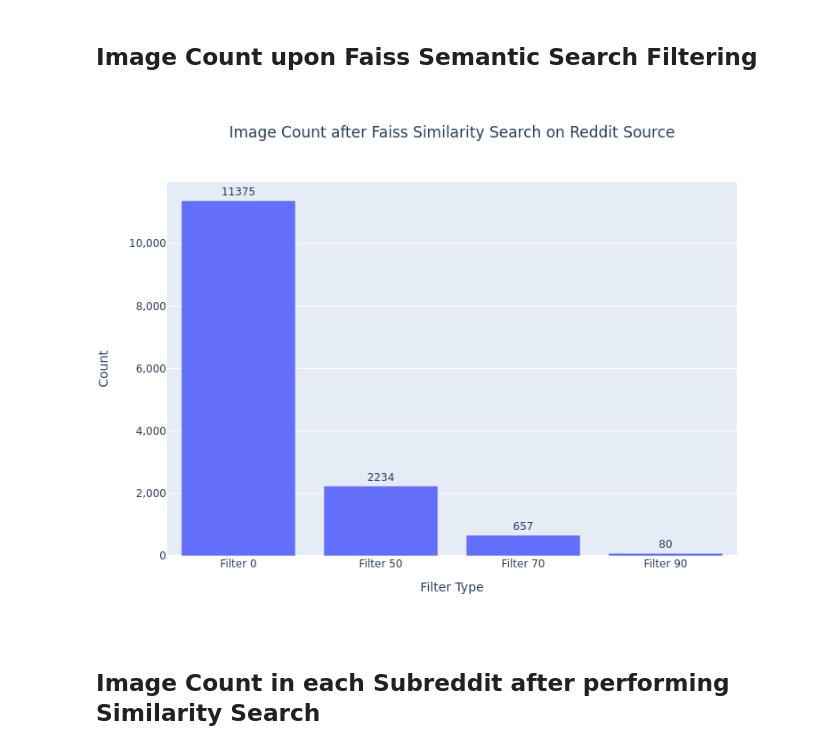
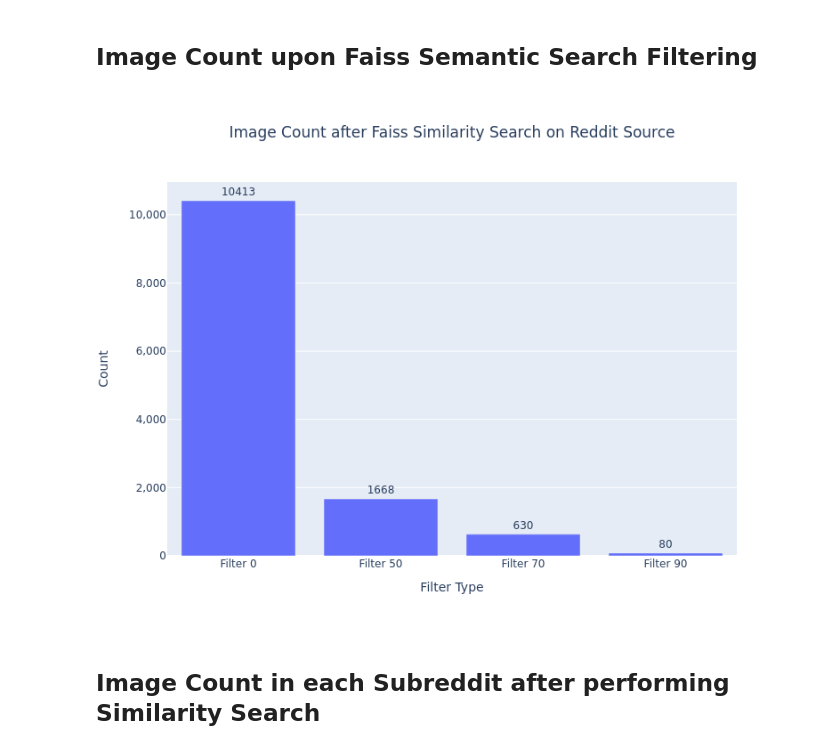
Before and after one commit to usc-isi-i2/social-media-meme-identification, a Jupyter notebook: analysis/data_analysis.ipynb, the cells around one changed output. Cells and saved outputs as stored; diff of their text form; code cells hidden in the pictures.

```diff
--- a/analysis/data_analysis.ipynb
+++ b/analysis/data_analysis.ipynb
@@ -221,14 +221,14 @@ s2s_plotly(subreddit, sl0, sl1, 'Meme Count', 'Not a Meme Count', 'Subreddit', '
 ## Image Count upon Faiss Semantic Search Filtering
 # %%
 x = ["Filter 0", "Filter 50", "Filter 70", "Filter 90"]
-df50 = pd.read_csv('../out/filtered_df_50.csv')
-df70 = pd.read_csv('../out/filtered_df_70.csv')
-df90 = pd.read_csv('../out/filtered_df_90.csv')
-y = [11375, len(df50), len(df70), len(df90)]
+df50 = pd.read_csv('../out/new_filtered_df_50.csv')
+df70 = pd.read_csv('../out/new_filtered_df_70.csv')
+df90 = pd.read_csv('../out/new_filtered_df_90.csv')
+y = [10413, len(df50), len(df70), len(df90)]
 basic_bar_plotly(x, y, "Filter Type", "Count", \
     "Image Count after Faiss Similarity Search on Reddit Source", 0, "#636EFA", 800, 600)
 # %% [output]
-[figure, old version]
+[figure, new version]
 # %% [markdown]
 ## Image Count in each Subreddit after performing Similarity Search
 # %%
```
Also changed, not shown: parts of 12 cells of this notebook, 13 other files.
